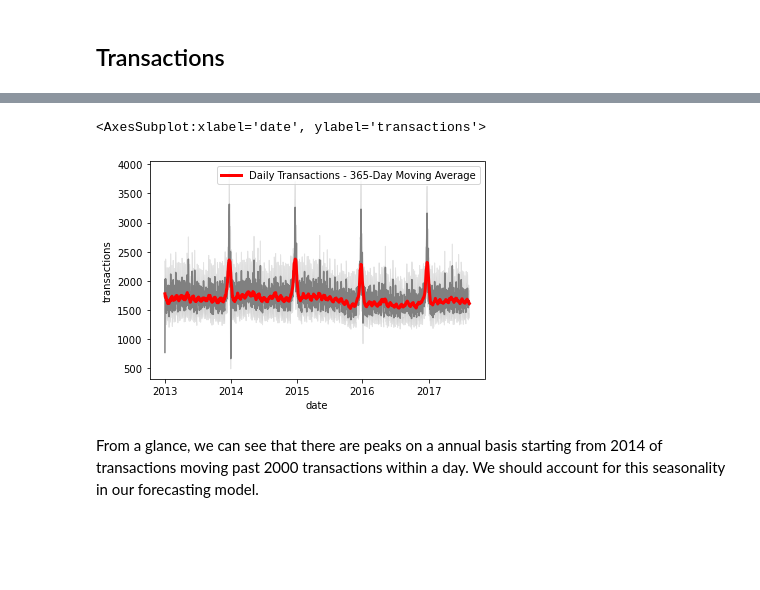
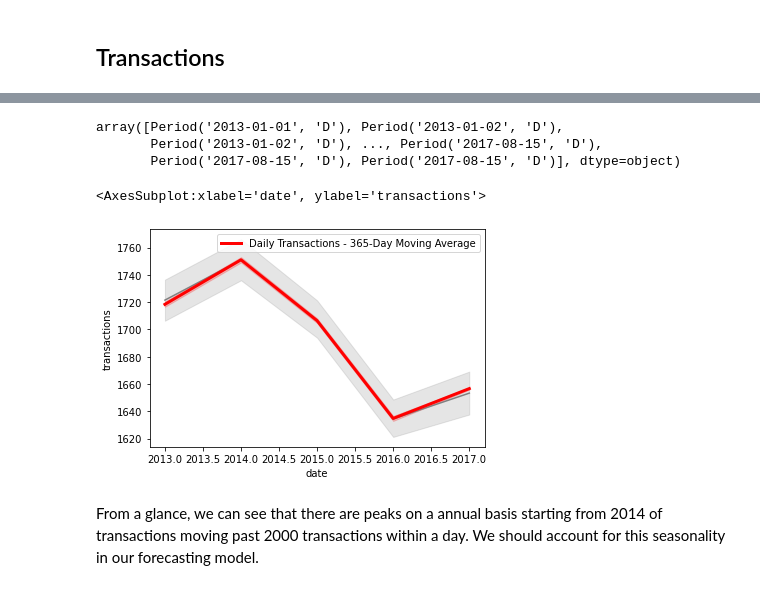
Before and after one commit to HelloWorld183L/EDA_Work, a Jupyter notebook: salestimeseries.ipynb, the cells around one changed output, grey strips where cells are left out. Cells and saved outputs as stored; diff of their text form; code cells hidden in the pictures; blank space fills up the shorter version.

```diff
--- a/salestimeseries.ipynb
+++ b/salestimeseries.ipynb
@@ -600,17 +609,23 @@ transactions_df.head()
+# %%
+transactions_df.index.values
+# %% [output]
+array([Period('2013-01-01', 'D'), Period('2013-01-02', 'D'),
+       Period('2013-01-02', 'D'), ..., Period('2017-08-15', 'D'),
+       Period('2017-08-15', 'D'), Period('2017-08-15', 'D')], dtype=object)
 # %%
 transactions_df['moving_avg'] = transactions_df['transactions'].rolling(
     window=730,
     center=True,
     min_periods=315,
 ).mean()
 
-sns.lineplot(x='date', y='transactions', data=transactions_df, color="0.5")
-sns.lineplot(x='date', y='moving_avg', data=transactions_df,
+sns.lineplot(x=transactions_df.index.year, y='transactions', data=transactions_df, color="0.5")
+sns.lineplot(x=transactions_df.index.year, y='moving_avg', data=transactions_df,
              linewidth=3, label="Daily Transactions - 365-Day Moving Average",
              color="red")
 # %% [output]
 <AxesSubplot:xlabel='date', ylabel='transactions'>
-[figure, old version]
+[figure, new version]
 # %% [markdown]
 From a glance, we can see that there are peaks on a annual basis starting from 2014 of transactions moving past 2000 transactions within a day. We should account for this seasonality in our forecasting model.
 # %%
```
Also changed, not shown: parts of 44 cells of this notebook.
